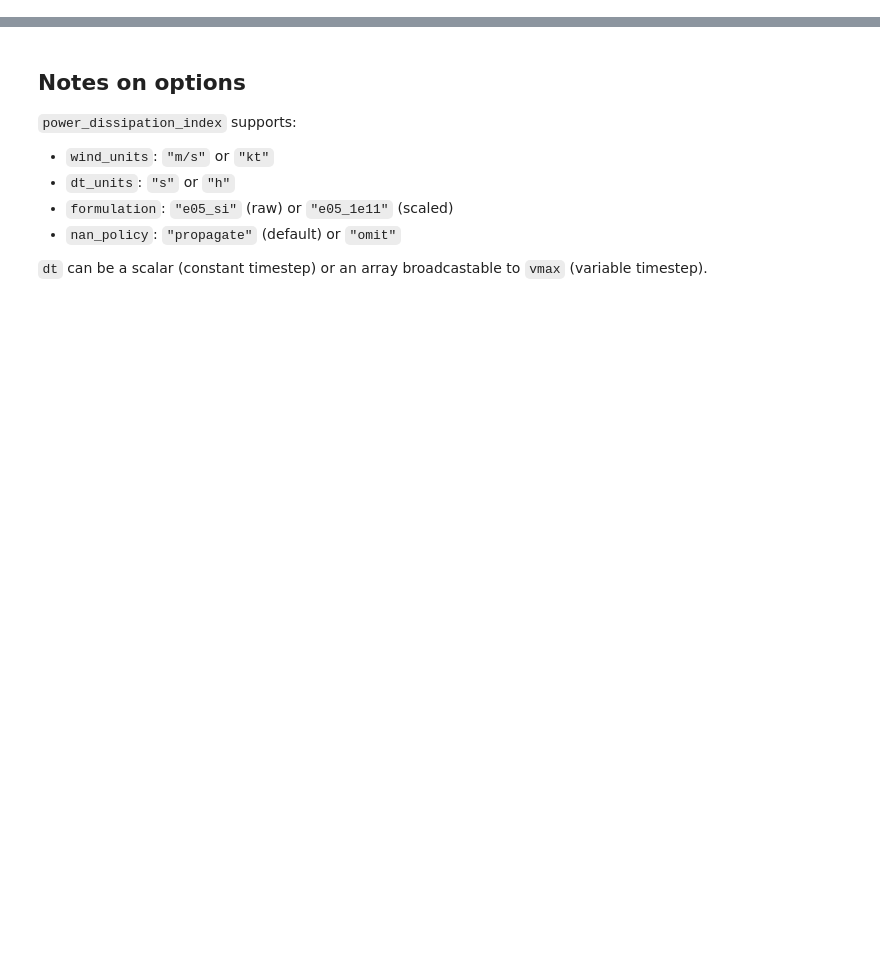
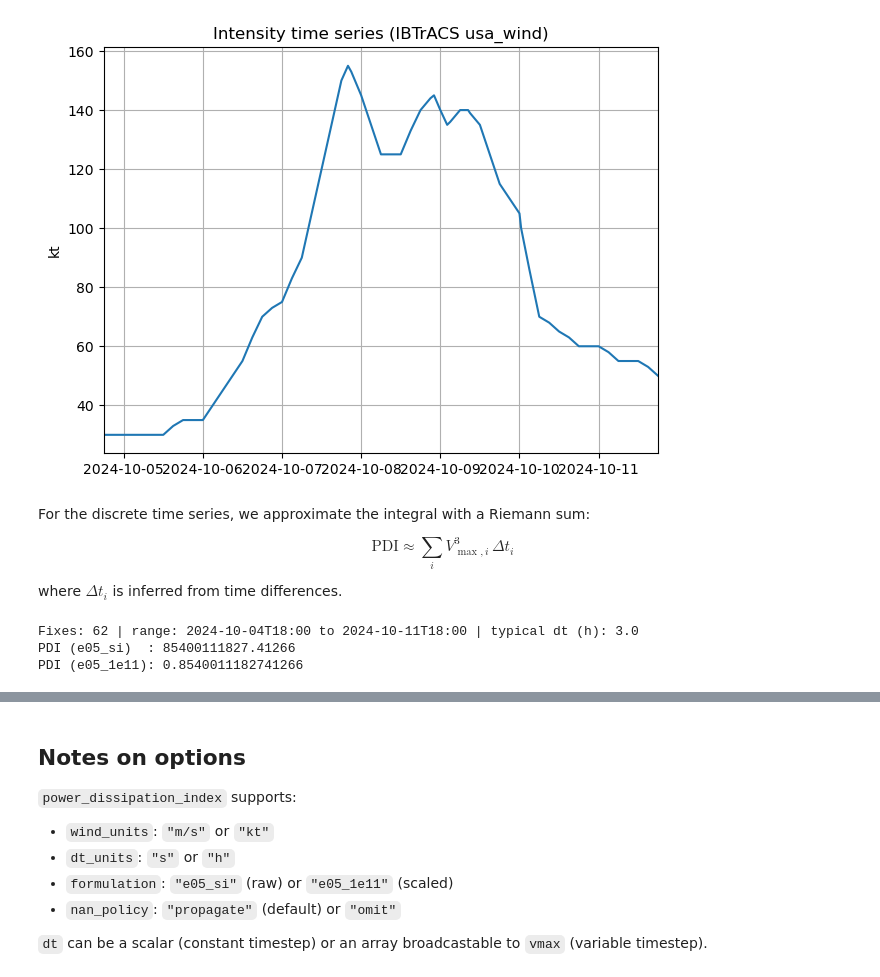
Before and after one commit to dgilford/tcpyPI, a Jupyter notebook: notebooks/power_dissipation_index_demo.ipynb, the cells around one changed output, grey strips where cells are left out. Saved outputs shown, nothing was run; the diff lists cells and outputs as text; code cells hidden in the pictures; blank space fills up the shorter version.

```diff
--- a/notebooks/power_dissipation_index_demo.ipynb
+++ b/notebooks/power_dissipation_index_demo.ipynb
@@ -115,16 +81,37 @@ print('PDI (e05_1e11):', pdi_scaled)
 # %%
-fig, ax = plt.subplots(2, 1, figsize=(10, 6), sharex=True)
-
-ax[0].plot(lon, lat, marker='o')
-ax[0].set_title('Hurricane Milton (2024) track (IBTrACS)')
-ax[0].set_xlabel('lon')
-ax[0].set_ylabel('lat')
-ax[0].grid(True)
-
-ax[1].plot(t, vmax_kt)
-ax[1].set_title('Intensity time series (IBTrACS usa_wind)')
-ax[1].set_ylabel('kt')
-ax[1].grid(True)
+plt.plot(t, vmax_kt)
+plt.title('Intensity time series (IBTrACS usa_wind)')
+plt.ylabel('kt')
+plt.xlim([t[0],t[-1]])
+plt.grid(True)
 
 plt.tight_layout()
 plt.show()
+# %% [output]
+[figure, added]
+# %% [markdown]
+For the discrete time series, we approximate the integral with a Riemann sum:
+
+$$\mathrm{PDI} \approx \sum_i V_{\max,i}^3\,\Delta t_i$$
+
+where $\Delta t_i$ is inferred from time differences.
+# %%
+# Build dt array (hours) aligned with vmax; forward differences, last = previous.
+dt_h = np.diff(t).astype('timedelta64[m]').astype(float) / 60.0
+if dt_h.size == 0:
+    raise ValueError('Storm has too few points to compute PDI.')
+dt_h = np.concatenate([dt_h[:1], dt_h])
+dt_h[-1] = dt_h[-2]
+
+print('Fixes:', t.size, '| range:', t[0], 'to', t[-1],
+      '| typical dt (h):', float(np.nanmedian(dt_h)))
+
+pdi_si = tcpyPI.power_dissipation_index(vmax_kt, dt_h, wind_units='kt', dt_units='h', nan_policy='omit')
+pdi_scaled = tcpyPI.power_dissipation_index(vmax_kt, dt_h, wind_units='kt', dt_units='h', formulation='e05_1e11', nan_policy='omit')
+
+print('PDI (e05_si)  :', pdi_si)
+print('PDI (e05_1e11):', pdi_scaled)
+# %% [output]
+Fixes: 62 | range: 2024-10-04T18:00 to 2024-10-11T18:00 | typical dt (h): 3.0
+PDI (e05_si)  : 85400111827.41266
+PDI (e05_1e11): 0.8540011182741266
```
Also changed, not shown: parts of 9 cells of this notebook, 10 other files.
